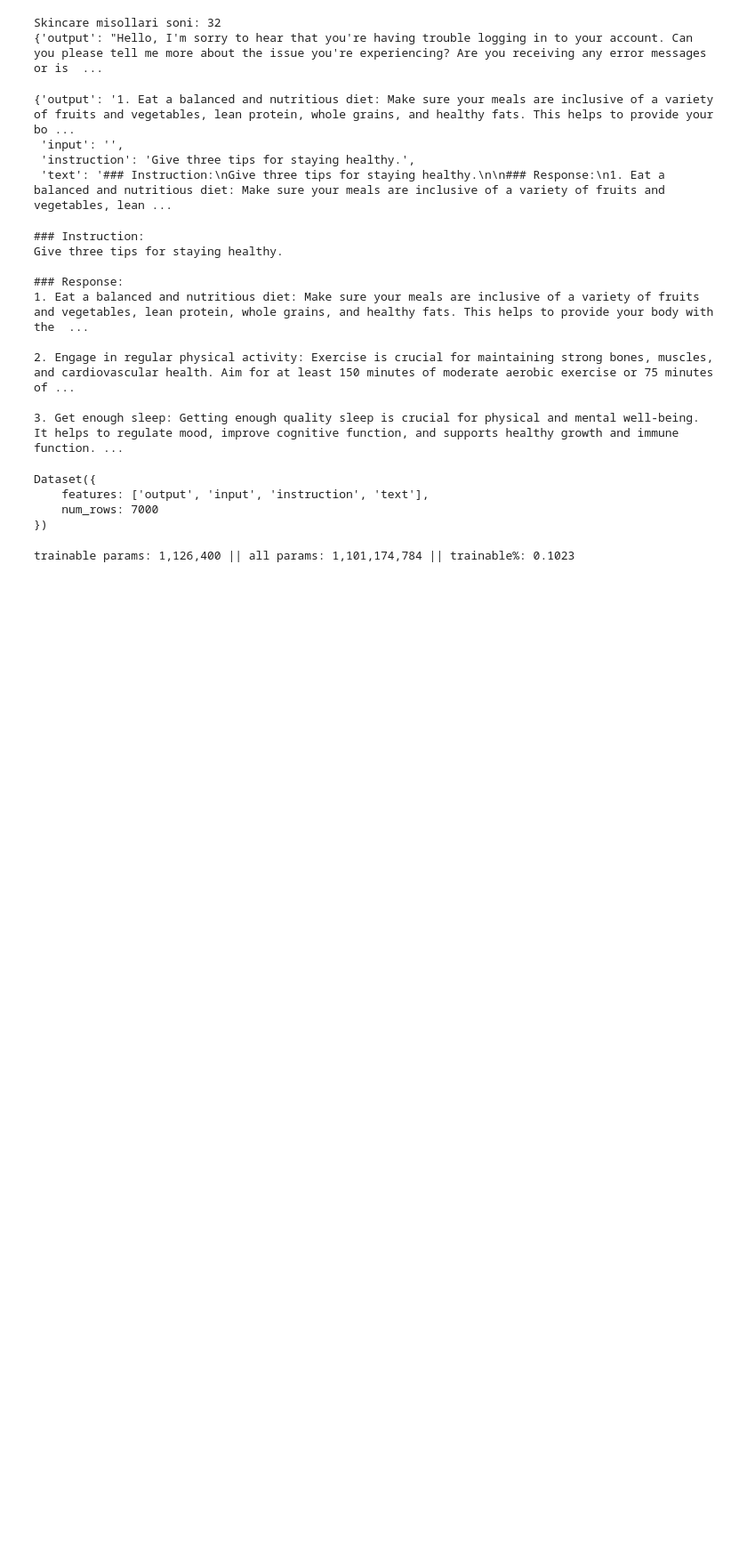
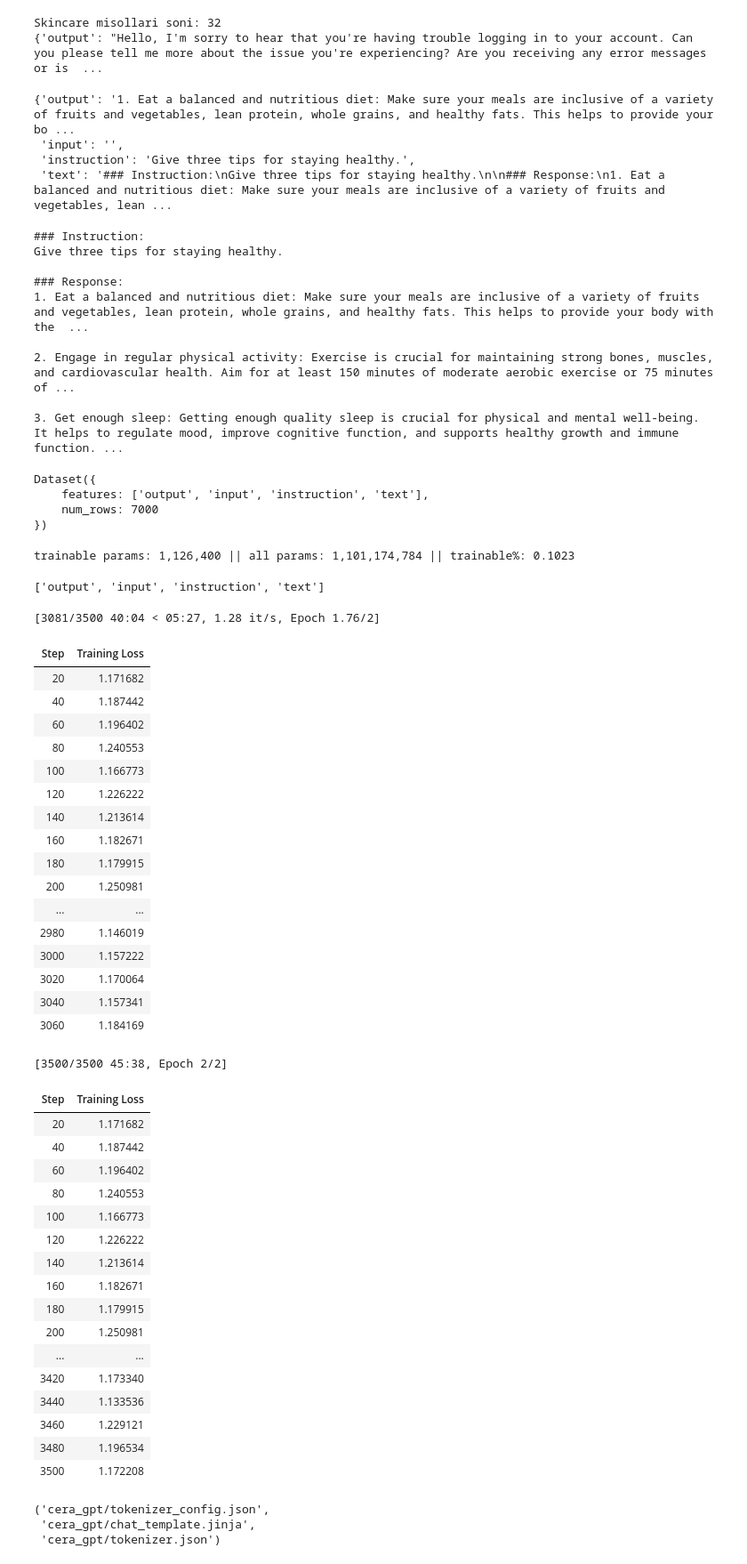
Before and after one commit to Dina-me10/CeraGPT, a Jupyter notebook: Cera_GPT.ipynb, the cells around one changed output. Shown at 89% size. Cells and saved outputs as stored; diff of their text form; code cells hidden in the pictures; blank space fills up the shorter version.

Commit message:
feat: using trl & training our cera_gpt model

```diff
--- a/Cera_GPT.ipynb
+++ b/Cera_GPT.ipynb
@@ -200,3 +200,19 @@ model = get_peft_model(model, lora_config)
 model.print_trainable_parameters()
 # %% [output]
 trainable params: 1,126,400 || all params: 1,101,174,784 || trainable%: 0.1023
+# %%
+training_args = TrainingArguments(
+    per_device_train_batch_size=1,
+    gradient_accumulation_steps=4,  # VRAM
+    num_train_epochs=2,             # overfit
+    logging_steps=20,
+    output_dir="./cera_gpt",
+    save_strategy="epoch",
+    bf16=False,
+    fp16=False,
+    report_to="none"
+)
+# %%
+print(dataset.column_names)
+# %% [output]
+['output', 'input', 'instruction', 'text']
@@ -202,0 +222,54 @@ trainable params: 1,126,400 || all params: 1,101,174,784 || trainable%: 0.1023
+# %%
+from trl import SFTTrainer
+
+# SFTTrainer
+trainer = SFTTrainer(
+    model=model,
+    train_dataset=dataset,
+    formatting_func=lambda x: x['text'],
+    args=training_args
+)
+
+trainer.train()
+model.save_pretrained('cera_gpt')
+tokenizer.save_pretrained('cera_gpt')
+# %% [output]
+[3081/3500 40:04 < 05:27, 1.28 it/s, Epoch 1.76/2]
+| Step | Training Loss |
+| 20 | 1.171682 |
+| 40 | 1.187442 |
+| 60 | 1.196402 |
+| 80 | 1.240553 |
+| 100 | 1.166773 |
+| 120 | 1.226222 |
+| 140 | 1.213614 |
+| 160 | 1.182671 |
+| 180 | 1.179915 |
+| 200 | 1.250981 |
+| ... | ... |
+| 2980 | 1.146019 |
+| 3000 | 1.157222 |
+| 3020 | 1.170064 |
+| 3040 | 1.157341 |
+| 3060 | 1.184169 |
+[3500/3500 45:38, Epoch 2/2]
+| Step | Training Loss |
+| 20 | 1.171682 |
+| 40 | 1.187442 |
+| 60 | 1.196402 |
+| 80 | 1.240553 |
+| 100 | 1.166773 |
+| 120 | 1.226222 |
+| 140 | 1.213614 |
+| 160 | 1.182671 |
+| 180 | 1.179915 |
+| 200 | 1.250981 |
+| ... | ... |
+| 3420 | 1.173340 |
+| 3440 | 1.133536 |
+| 3460 | 1.229121 |
+| 3480 | 1.196534 |
+| 3500 | 1.172208 |
+('cera_gpt/tokenizer_config.json',
+ 'cera_gpt/chat_template.jinja',
+ 'cera_gpt/tokenizer.json')
```
Also changed, not shown: parts of 13 cells of this notebook.
